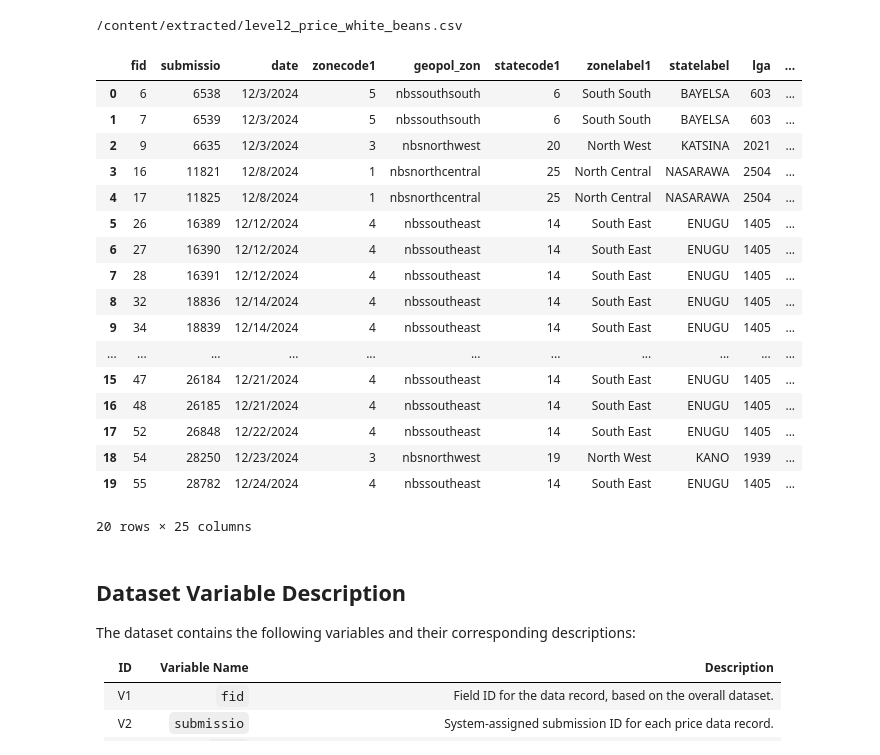
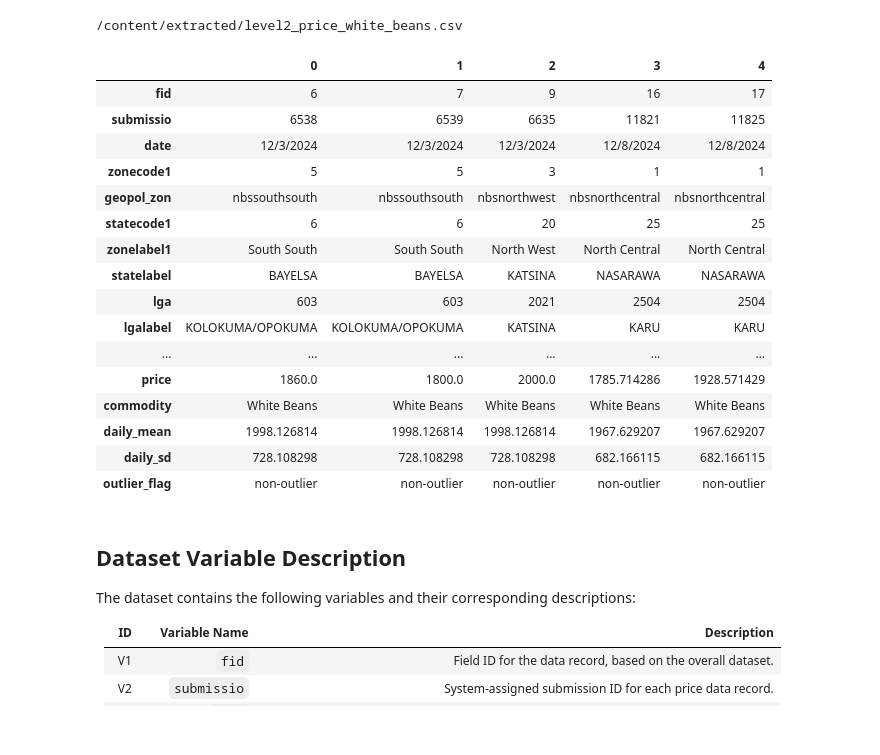
Before and after one commit to starsyntaxx/MarketIQ, a Jupyter notebook: notebooks/01_data_understanding.ipynb, the cells around one changed output. Cells and saved outputs as stored; diff of their text form; code cells hidden in the pictures.

```diff
--- a/notebooks/01_data_understanding.ipynb
+++ b/notebooks/01_data_understanding.ipynb
@@ -48,28 +48,27 @@ print(file_path)
 # %%
 import pandas as pd
 
 df = pd.read_csv(file_path)
 
-df.head(20)
+df.head().T
 # %% [output]
-|  | fid | submissio | date | zonecode1 | geopol_zon | statecode1 | zonelabel1 | statelabel | lga | ... |
-| 0 | 6 | 6538 | 12/3/2024 | 5 | nbssouthsouth | 6 | South South | BAYELSA | 603 | ... |
-| 1 | 7 | 6539 | 12/3/2024 | 5 | nbssouthsouth | 6 | South South | BAYELSA | 603 | ... |
-| 2 | 9 | 6635 | 12/3/2024 | 3 | nbsnorthwest | 20 | North West | KATSINA | 2021 | ... |
-| 3 | 16 | 11821 | 12/8/2024 | 1 | nbsnorthcentral | 25 | North Central | NASARAWA | 2504 | ... |
-| 4 | 17 | 11825 | 12/8/2024 | 1 | nbsnorthcentral | 25 | North Central | NASARAWA | 2504 | ... |
-| 5 | 26 | 16389 | 12/12/2024 | 4 | nbssoutheast | 14 | South East | ENUGU | 1405 | ... |
-| 6 | 27 | 16390 | 12/12/2024 | 4 | nbssoutheast | 14 | South East | ENUGU | 1405 | ... |
-| 7 | 28 | 16391 | 12/12/2024 | 4 | nbssoutheast | 14 | South East | ENUGU | 1405 | ... |
-| 8 | 32 | 18836 | 12/14/2024 | 4 | nbssoutheast | 14 | South East | ENUGU | 1405 | ... |
-| 9 | 34 | 18839 | 12/14/2024 | 4 | nbssoutheast | 14 | South East | ENUGU | 1405 | ... |
-| ... | ... | ... | ... | ... | ... | ... | ... | ... | ... | ... |
-| 15 | 47 | 26184 | 12/21/2024 | 4 | nbssoutheast | 14 | South East | ENUGU | 1405 | ... |
-| 16 | 48 | 26185 | 12/21/2024 | 4 | nbssoutheast | 14 | South East | ENUGU | 1405 | ... |
-| 17 | 52 | 26848 | 12/22/2024 | 4 | nbssoutheast | 14 | South East | ENUGU | 1405 | ... |
-| 18 | 54 | 28250 | 12/23/2024 | 3 | nbsnorthwest | 19 | North West | KANO | 1939 | ... |
-| 19 | 55 | 28782 | 12/24/2024 | 4 | nbssoutheast | 14 | South East | ENUGU | 1405 | ... |
+|  | 0 | 1 | 2 | 3 | 4 |
+| fid | 6 | 7 | 9 | 16 | 17 |
+| submissio | 6538 | 6539 | 6635 | 11821 | 11825 |
+| date | 12/3/2024 | 12/3/2024 | 12/3/2024 | 12/8/2024 | 12/8/2024 |
+| zonecode1 | 5 | 5 | 3 | 1 | 1 |
+| geopol_zon | nbssouthsouth | nbssouthsouth | nbsnorthwest | nbsnorthcentral | nbsnorthcentral |
+| statecode1 | 6 | 6 | 20 | 25 | 25 |
+| zonelabel1 | South South | South South | North West | North Central | North Central |
+| statelabel | BAYELSA | BAYELSA | KATSINA | NASARAWA | NASARAWA |
+| lga | 603 | 603 | 2021 | 2504 | 2504 |
+| lgalabel | KOLOKUMA/OPOKUMA | KOLOKUMA/OPOKUMA | KATSINA | KARU | KARU |
+| ... | ... | ... | ... | ... | ... |
+| price | 1860.0 | 1800.0 | 2000.0 | 1785.714286 | 1928.571429 |
+| commodity | White Beans | White Beans | White Beans | White Beans | White Beans |
+| daily_mean | 1998.126814 | 1998.126814 | 1998.126814 | 1967.629207 | 1967.629207 |
+| daily_sd | 728.108298 | 728.108298 | 728.108298 | 682.166115 | 682.166115 |
+| outlier_flag | non-outlier | non-outlier | non-outlier | non-outlier | non-outlier |
-20 rows × 25 columns
 # %% [markdown]
 ## Dataset Variable Description
 
```
Also changed, not shown: parts of 16 cells of this notebook.
